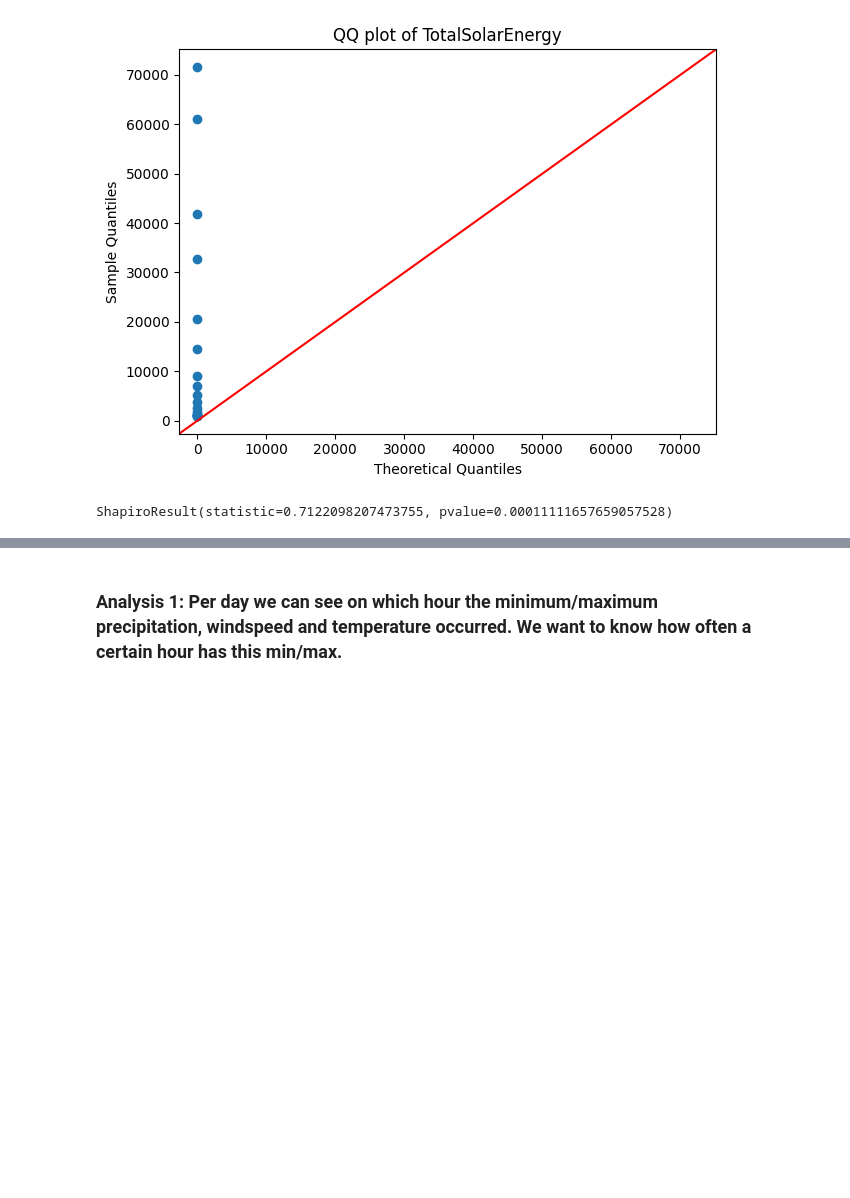
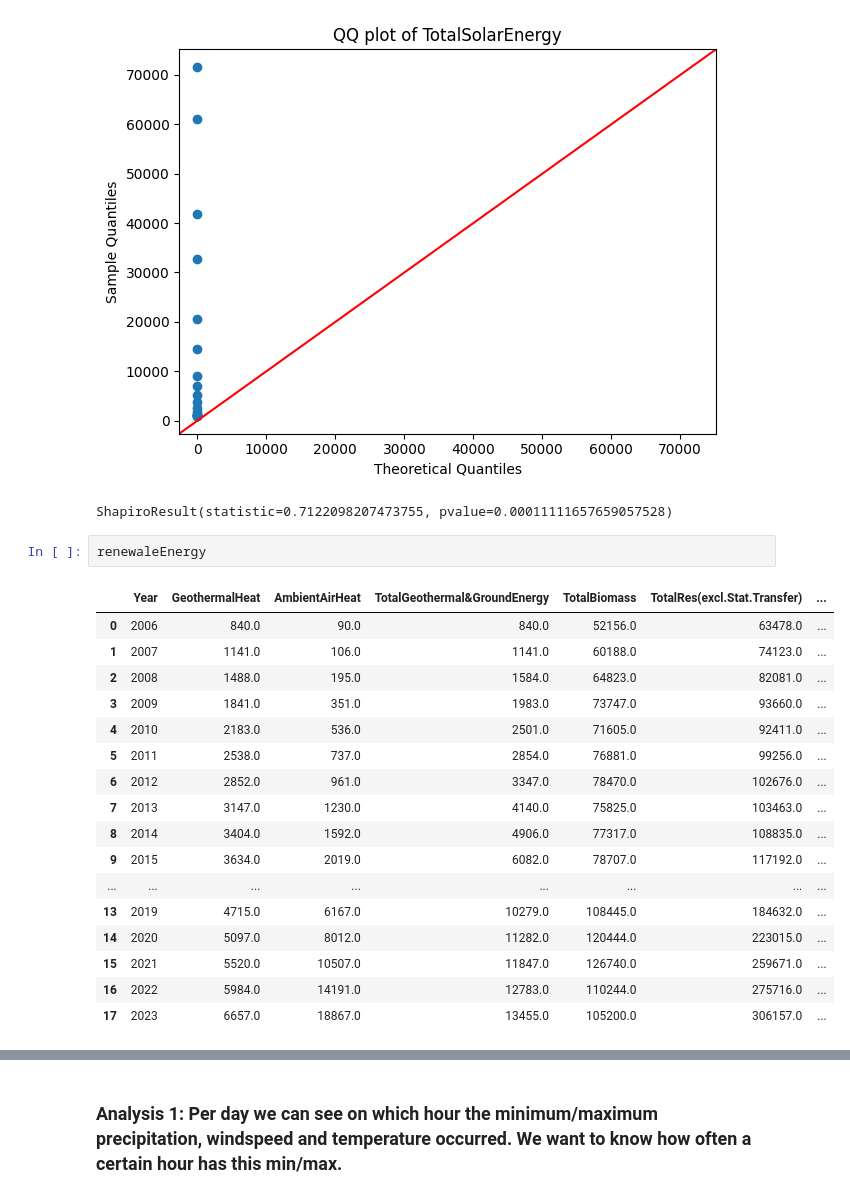
Before and after one commit to Carlos1971Salud/Hybrid-Forecasting-for-Sustainable-Electricity-Demand-in-The-Netherlands-Using-SARIMAX-SARIMAX-LSTM, a Jupyter notebook: EDA.ipynb, the cells around one changed output, grey strips where cells are left out. Drawn from its saved outputs; the diff is of its cells as text; blank space fills up the shorter version.

```diff
--- a/EDA.ipynb
+++ b/EDA.ipynb
@@ -1212,4 +1212,24 @@ check_normality(df=renewaleEnergy, feature='TotalSolarEnergy')
 [figure]
 [figure]
 ShapiroResult(statistic=0.7122098207473755, pvalue=0.00011111657659057528)
+# %%
+renewaleEnergy
+# %% [output]
+|  | Year | GeothermalHeat | AmbientAirHeat | TotalGeothermal&GroundEnergy | TotalBiomass | TotalRes(excl.Stat.Transfer) | ... |
+| 0 | 2006 | 840.0 | 90.0 | 840.0 | 52156.0 | 63478.0 | ... |
+| 1 | 2007 | 1141.0 | 106.0 | 1141.0 | 60188.0 | 74123.0 | ... |
+| 2 | 2008 | 1488.0 | 195.0 | 1584.0 | 64823.0 | 82081.0 | ... |
+| 3 | 2009 | 1841.0 | 351.0 | 1983.0 | 73747.0 | 93660.0 | ... |
+| 4 | 2010 | 2183.0 | 536.0 | 2501.0 | 71605.0 | 92411.0 | ... |
+| 5 | 2011 | 2538.0 | 737.0 | 2854.0 | 76881.0 | 99256.0 | ... |
+| 6 | 2012 | 2852.0 | 961.0 | 3347.0 | 78470.0 | 102676.0 | ... |
+| 7 | 2013 | 3147.0 | 1230.0 | 4140.0 | 75825.0 | 103463.0 | ... |
+| 8 | 2014 | 3404.0 | 1592.0 | 4906.0 | 77317.0 | 108835.0 | ... |
+| 9 | 2015 | 3634.0 | 2019.0 | 6082.0 | 78707.0 | 117192.0 | ... |
+| ... | ... | ... | ... | ... | ... | ... | ... |
+| 13 | 2019 | 4715.0 | 6167.0 | 10279.0 | 108445.0 | 184632.0 | ... |
+| 14 | 2020 | 5097.0 | 8012.0 | 11282.0 | 120444.0 | 223015.0 | ... |
+| 15 | 2021 | 5520.0 | 10507.0 | 11847.0 | 126740.0 | 259671.0 | ... |
+| 16 | 2022 | 5984.0 | 14191.0 | 12783.0 | 110244.0 | 275716.0 | ... |
+| 17 | 2023 | 6657.0 | 18867.0 | 13455.0 | 105200.0 | 306157.0 | ... |
 # %%
```
Also changed, not shown: parts of 11 cells of this notebook, 35 other files.
